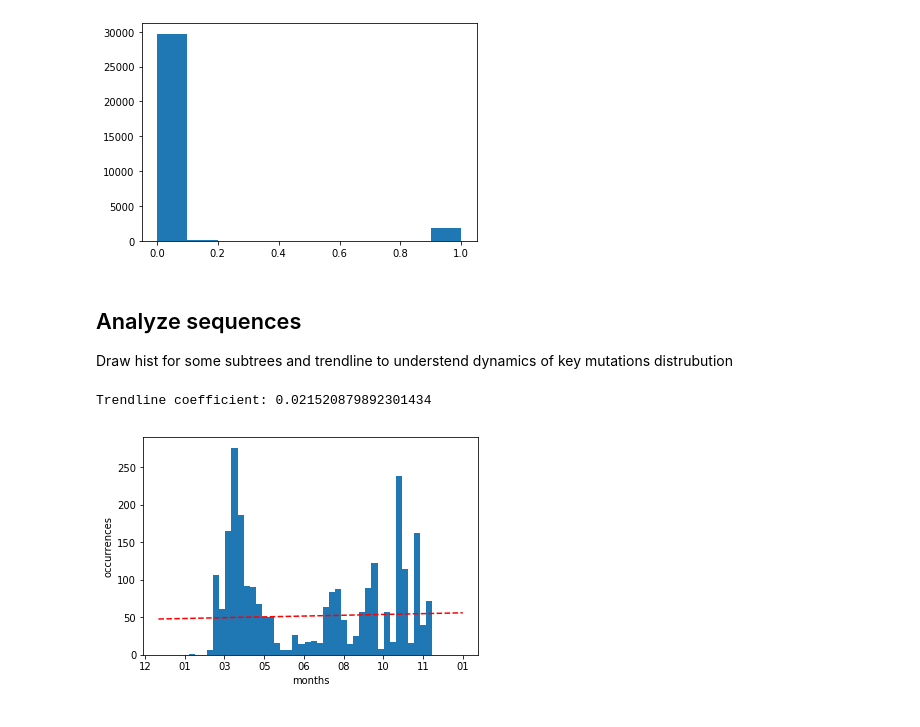
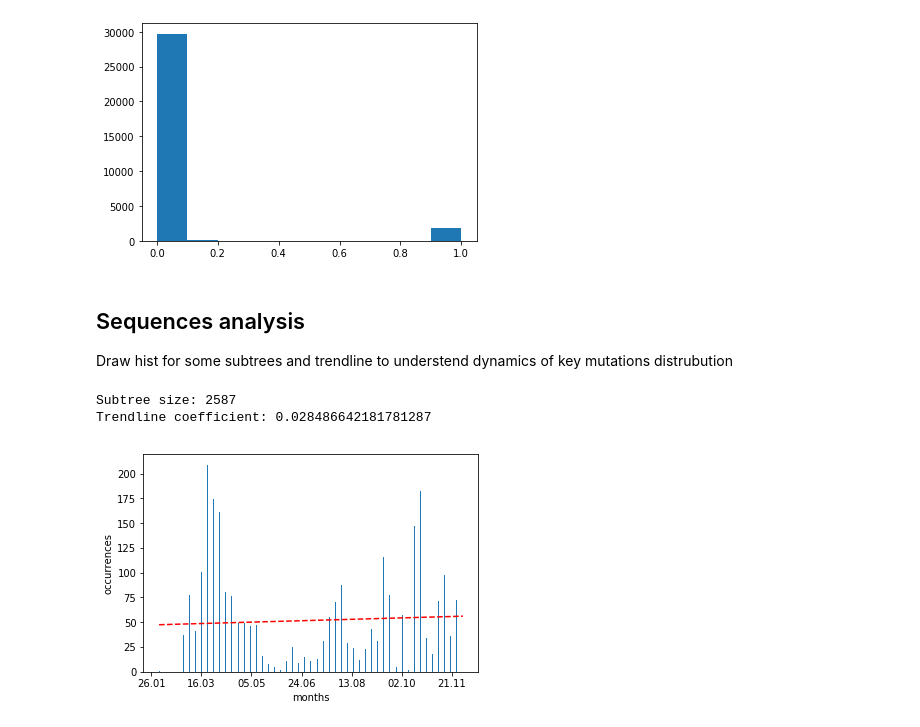
Before and after one commit to pashatyl/covid-active-mutations-research, a Jupyter notebook: COVID.ipynb, the cells around one changed output. Saved outputs shown, nothing was run; the diff lists cells and outputs as text; code cells hidden in the pictures.

Commit message:
Analysis simple automation decisions added

```diff
--- a/COVID.ipynb
+++ b/COVID.ipynb
@@ -123,7 +122,7 @@ plt.show()
 # %% [output]
 [figure]
 # %% [markdown]
-## Analyze sequences
+## Sequences analysis
 
 Draw hist for some subtrees and trendline to understend dynamics of key mutations distrubution
 # %%
@@ -142,20 +141,30 @@ def get_id_from_meta(meta):
 def get_timestamp(date: str):
     return mdates.epoch2num(datetime.strptime(date, '%Y-%m-%d').timestamp())
 
-def draw_date_histogramm_by_subtree(leafs, bins_n=50):
-    bounds = (get_timestamp('2019-12-24'), get_timestamp('2021-01-10'))
-    dates = [get_timestamp(get_date_from_meta(leaf)) for leaf in leafs]
-    mpl_data = dates
+def show_hist(n, bins, polynom=None, width=1):
     fig, ax = plt.subplots(1,1)
-    n, bins, _ = ax.hist(mpl_data, bins=bins_n, range=bounds)
-    ax.xaxis.set_major_formatter(mdates.DateFormatter('%m'))
-    z = np.polyfit(bins[:-1], n, 1)
-    print(f'Trendline coefficient: {z[0]}')
-    p = np.poly1d(z)
-    ax.plot(bins,p(bins),"r--")
+    ax.bar(bins[:-1], n, width=width)
+    ax.xaxis.set_major_formatter(mdates.DateFormatter('%d.%m'))
+    if polynom is not None:
+        ax.plot(bins, polynom(bins), "r--")
     plt.xlabel('months')
     plt.ylabel('occurrences')
     plt.show()
+
+def prepare_hist(leaves, bins_n):
+    bounds = (get_timestamp('2019-12-24'), get_timestamp('2021-01-10'))
+    dates = [get_timestamp(get_date_from_meta(leaf)) for leaf in leaves]
+    mpl_data = dates
+    return np.histogram(mpl_data, bins=bins_n)
+
+def draw_date_histogramm_by_subtree(leaves, bins_n=50, force_draw=False, min_k=0.02):
+    n, bins = prepare_hist(leaves, bins_n)
+    z = np.polyfit(bins[:-1], n, 1)
+    if z[0] > min_k or force_draw:
+        print(f'Subtree size: {len(leaves)}')
+        print(f'Trendline coefficient: {z[0]}')
+        p = np.poly1d(z)
+        show_hist(n, bins, p)
 # %%
 import io
 from newick import load
@@ -163,10 +172,11 @@ with io.open('COVID data/tree_raw.nwk', encoding='utf8') as fp:
     tree2 = load(fp)[0]
 # %%
 leafs = tree2.get_leaf_names()
-draw_date_histogramm_by_subtree(leafs)
+draw_date_histogramm_by_subtree(leafs, force_draw=True)
 # %% [output]
-Trendline coefficient: 0.021520879892301434
+Subtree size: 2587
+Trendline coefficient: 0.028486642181781287
-[figure, old version]
+[figure, new version]
 # %%
 def _dig(node, stop_fn):
     if not stop_fn(node):
```
Also changed, not shown: parts of 3 cells of this notebook.
